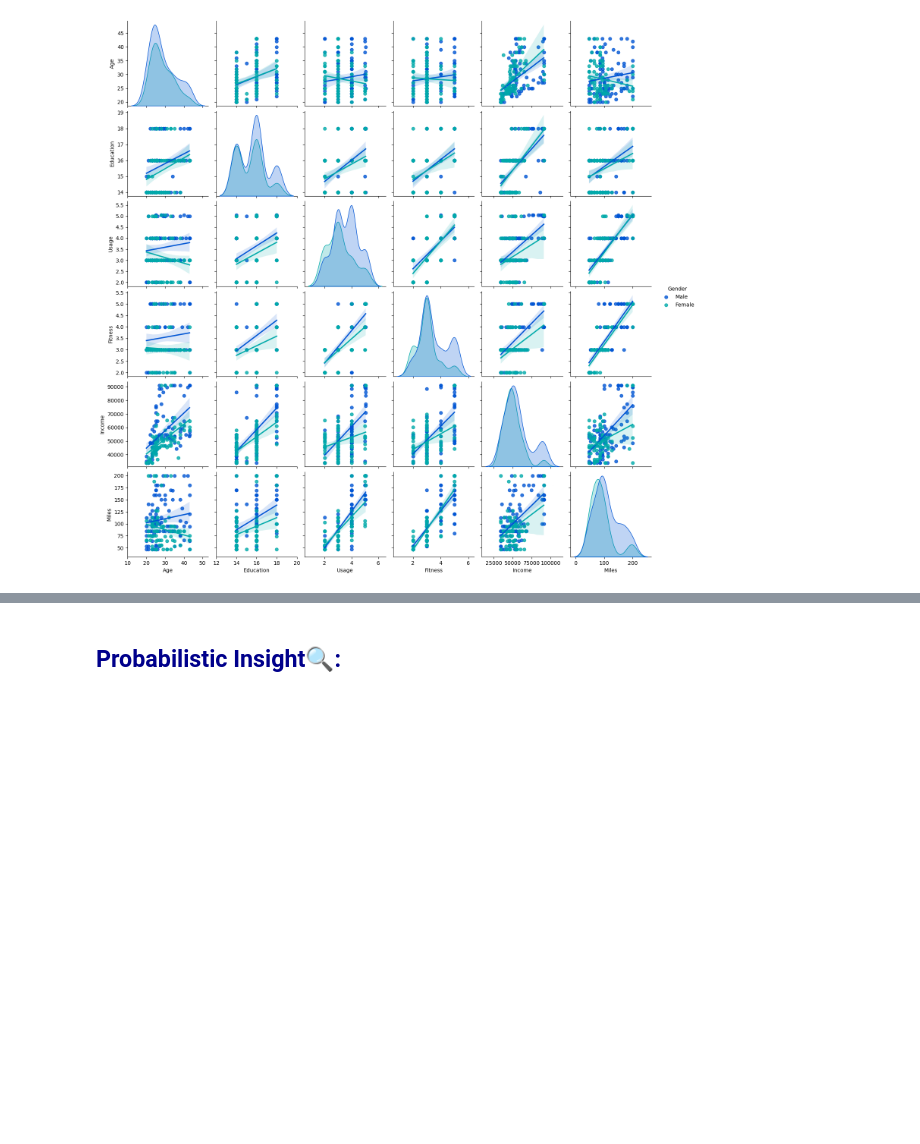
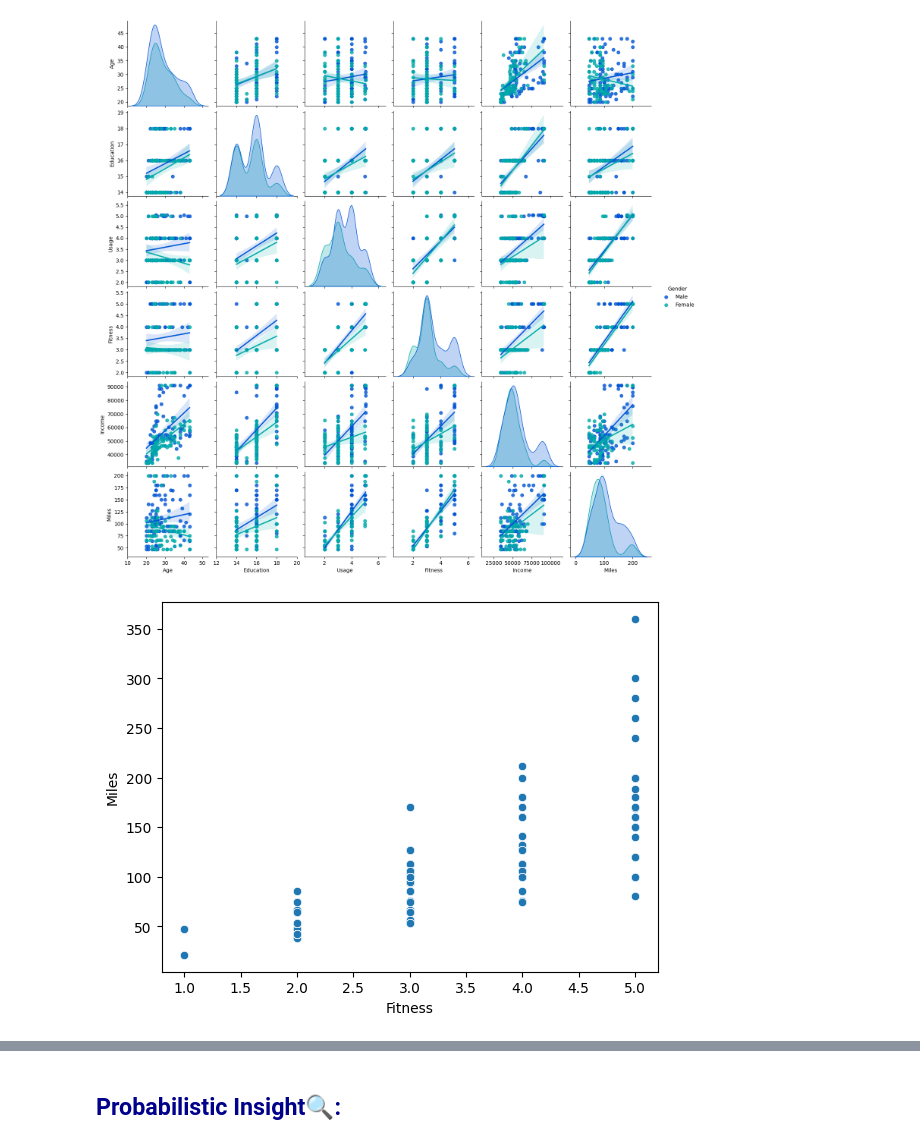
Before and after one commit to nigowda/03.Business-Case-Aerofit--Descriptive-Statistics---Probability, a Jupyter notebook: AerofitCaseStudy_Nishanth_Gowda.ipynb, the cells around one changed output, grey strips where cells are left out. Cells and saved outputs as stored; diff of their text form; code cells hidden in the pictures; blank space fills up the shorter version.

```diff
--- a/AerofitCaseStudy_Nishanth_Gowda.ipynb
+++ b/AerofitCaseStudy_Nishanth_Gowda.ipynb
@@ -596,3 +596,8 @@ sns.pairplot(data, palette='winter', hue='Gender', kind='reg')
 plt.show()
 # %% [output]
 [figure]
+# %%
+sns.scatterplot(data=data, x='Fitness', y='Miles')
+plt.show()
+# %% [output]
+[figure, added]
```
Also changed, not shown: parts of 10 cells of this notebook.
